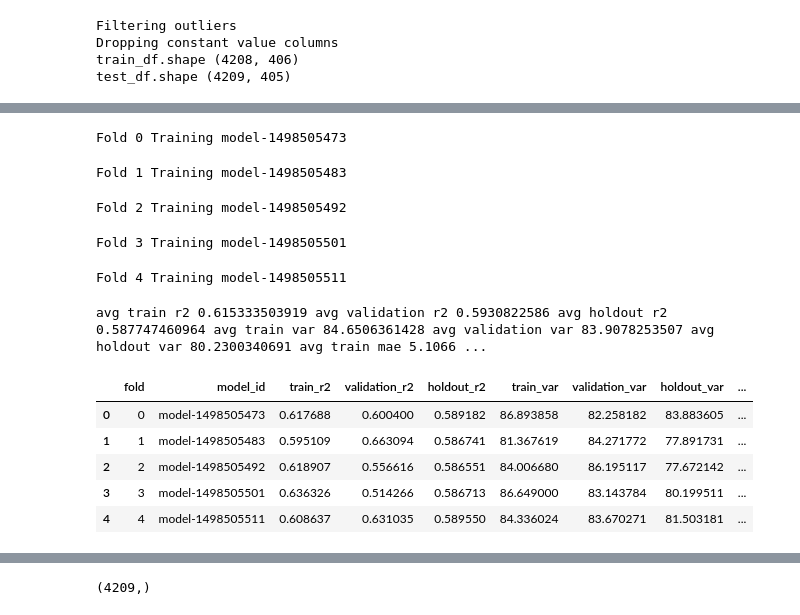
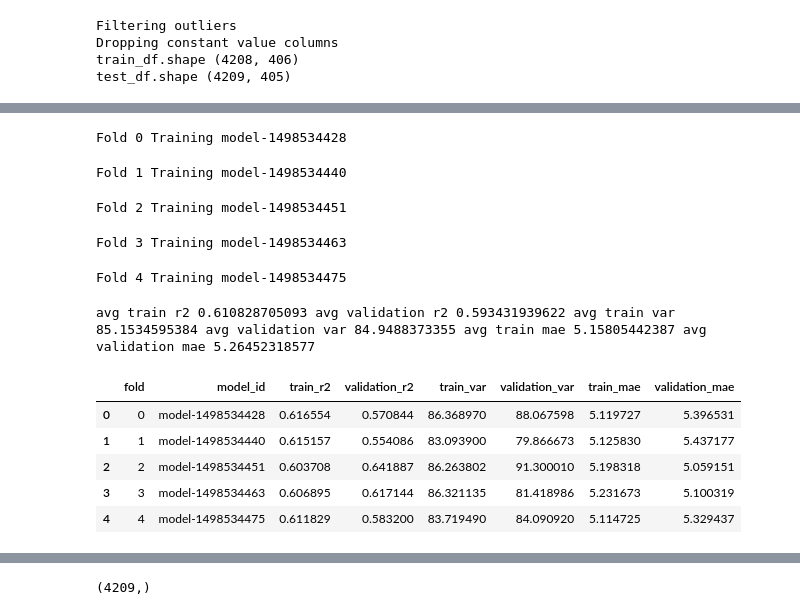
Before and after one commit to malhotraa/mercedes-benz-greener-manufacturing, a Jupyter notebook: notebooks/model_magic.ipynb, the cells around one changed output, grey strips where cells are left out. Drawn from its saved outputs; the diff is of its cells as text; code cells hidden in the pictures.

```diff
--- a/notebooks/model_magic.ipynb
+++ b/notebooks/model_magic.ipynb
@@ -36,6 +37,7 @@ TEST_DATA = os.path.join(RAW_DATA_PATH, 'test.csv')
 SAMPLE_SUBMISSION = os.path.join(RAW_DATA_PATH, 'sample_submission.csv')
 SUBMISSION_PATH = os.path.join(DATA_PATH, 'submissions')
 MODELS_PATH = os.path.join(DATA_PATH, 'models')
+ENSEMBLE_PATH = os.path.join(DATA_PATH, 'ensemble/malhotra')
 # %%
 train_df = pd.read_csv(TRAIN_DATA)
 test_df = pd.read_csv(TEST_DATA)
@@ -308,12 +303,16 @@ NUM_FOLDS = 5
 kf = model_selection.KFold(n_splits=NUM_FOLDS, shuffle=True, random_state=42)
 perf = []
 
-for fold, (train_idxs, val_idxs) in enumerate(kf.split(train_X)):
+dataset_blend_train = np.zeros((X.shape[0]))
+dataset_blend_test = np.zeros((test_X.shape[0]))
+dataset_blend_test_j = np.zeros((test_X.shape[0], NUM_FOLDS))
+
+for fold, (train_idxs, val_idxs) in enumerate(kf.split(X)):
     model_id = "model-" + str(int(time.time()))
     print('Fold {} Training {}'.format(fold, model_id))
 
-    trn_X, val_X = train_X.iloc[train_idxs], train_X.iloc[val_idxs]
-    trn_Y, val_Y = train_Y[train_idxs], train_Y[val_idxs]
+    trn_X, val_X = X.iloc[train_idxs], X.iloc[val_idxs]
+    trn_Y, val_Y = Y[train_idxs], Y[val_idxs]
 
     if add_magic_feature:
         temp_X = trn_X.copy()
@@ -328,59 +327,67 @@ for fold, (train_idxs, val_idxs) in enumerate(kf.split(train_X)):
 
     stacked_pipeline = make_pipeline(
         StackingEstimator(estimator=LassoLarsCV(normalize=True)),
         StackingEstimator(estimator=GradientBoostingRegressor(learning_rate=0.001, loss="huber",
                                                               n_estimators=500, max_depth=3,
                                                               max_features=0.55, min_samples_leaf=18,
                                                               min_samples_split=14, subsample=0.7)),
         LassoLarsCV())
     stacked_pipeline.fit(trn_X, trn_Y)
     pickle.dump(stacked_pipeline, open(os.path.join(MODELS_PATH, model_id + ".stacked"), "wb"))
 
     trn_Y_pred = stacked_pipeline.predict(trn_X)
     train_r2_score = metrics.r2_score(trn_Y, trn_Y_pred)
     train_var = np.var(trn_Y_pred)
     train_mae = metrics.mean_absolute_error(trn_Y, trn_Y_pred)
 
     val_Y_pred = stacked_pipeline.predict(val_X)
     val_r2_score = metrics.r2_score(val_Y, val_Y_pred)
     val_var = np.var(val_Y_pred)
     val_mae = metrics.mean_absolute_error(val_Y, val_Y_pred)
 
-    holdout_Y_pred = stacked_pipeline.predict(holdout_X)
-    holdout_r2_score = metrics.r2_score(holdout_Y, holdout_Y_pred)
-    holdout_var = np.var(holdout_Y_pred)
-    holdout_mae = metrics.mean_absolute_error(holdout_Y, holdout_Y_pred)
+    test_Y_pred = model.predict(test_X)
+    dataset_blend_train[val_idxs] = val_Y_pred
+    dataset_blend_test_j[:, fold] = model.predict(test_X)
 
-    perf.append((fold, model_id, train_r2_score, val_r2_score, holdout_r2_score,
-                 train_var, val_var, holdout_var,
-                 train_mae, val_mae, holdout_mae))
+    perf.append((fold, model_id, train_r2_score, val_r2_score,
+                 train_var, val_var,
+                 train_mae, val_mae))
 
-perf_stacked_df = pd.DataFrame(perf, columns=['fold', 'model_id', 'train_r2', 'validation_r2', 'holdout_r2',
-                                      'train_var', 'validation_var', 'holdout_var',
-                                      'train_mae', 'validation_mae', 'holdout_mae'])
+dataset_blend_test = dataset_blend_test_j.mean(1)
+
+perf_stacked_df = pd.DataFrame(perf, columns=['fold', 'model_id', 'train_r2', 'validation_r2',
+                                      'train_var', 'validation_var',
+                                      'train_mae', 'validation_mae'])
+
+val_r2_mean = val_r2_mean = "{:0.5f}".format(perf_stacked_df['validation_r2'].mean())[2:]
+ts = str(int(time.time()))
+
+train_blend_df = pd.DataFrame(data=dataset_blend_train, index=X.index, columns=['y'])
+test_blend_df = pd.DataFrame(data=dataset_blend_test, index=test_X.index, columns=['y'])
+
+train_blend_df.to_csv(os.path.join(ENSEMBLE_PATH, 'malhot_stacked5fold_{}_{}_{}_train.csv'.format(ts, 0, val_r2_mean)), index=True)
+test_blend_df.to_csv(os.path.join(ENSEMBLE_PATH, 'malhot_stacked5fold_{}_{}_{}_test.csv'.format(ts, 0, val_r2_mean)), index=True)
+
 print('avg train r2', perf_stacked_df['train_r2'].mean(),
       'avg validation r2', perf_stacked_df['validation_r2'].mean(),
-      'avg holdout r2', perf_stacked_df['holdout_r2'].mean(),
       'avg train var', perf_stacked_df['train_var'].mean(),
       'avg validation var', perf_stacked_df['validation_var'].mean(),
-      'avg holdout var', perf_stacked_df['holdout_var'].mean(),
       'avg train mae', perf_stacked_df['train_mae'].mean(),
-      'avg validation mae', perf_stacked_df['validation_mae'].mean(),
-      'avg holdout mae', perf_stacked_df['holdout_mae'].mean())
+      'avg validation mae', perf_stacked_df['validation_mae'].mean())
 perf_stacked_df
 # %% [output]
-Fold 0 Training model-1498505473
+Fold 0 Training model-1498534428
-Fold 1 Training model-1498505483
+Fold 1 Training model-1498534440
-Fold 2 Training model-1498505492
+Fold 2 Training model-1498534451
-Fold 3 Training model-1498505501
+Fold 3 Training model-1498534463
-Fold 4 Training model-1498505511
+Fold 4 Training model-1498534475
-avg train r2 0.615333503919 avg validation r2 0.5930822586 avg holdout r2 0.587747460964 avg train var 84.6506361428 avg validation var 83.9078253507 avg holdout var 80.2300340691 avg train mae 5.1066 ...
+avg train r2 0.610828705093 avg validation r2 0.593431939622 avg train var 85.1534595384 avg validation var 84.9488373355 avg train mae 5.15805442387 avg validation mae 5.26452318577
-|  | fold | model_id | train_r2 | validation_r2 | holdout_r2 | train_var | validation_var | holdout_var | ... |
-| 0 | 0 | model-1498505473 | 0.617688 | 0.600400 | 0.589182 | 86.893858 | 82.258182 | 83.883605 | ... |
-| 1 | 1 | model-1498505483 | 0.595109 | 0.663094 | 0.586741 | 81.367619 | 84.271772 | 77.891731 | ... |
-| 2 | 2 | model-1498505492 | 0.618907 | 0.556616 | 0.586551 | 84.006680 | 86.195117 | 77.672142 | ... |
-| 3 | 3 | model-1498505501 | 0.636326 | 0.514266 | 0.586713 | 86.649000 | 83.143784 | 80.199511 | ... |
-| 4 | 4 | model-1498505511 | 0.608637 | 0.631035 | 0.589550 | 84.336024 | 83.670271 | 81.503181 | ... |
+|  | fold | model_id | train_r2 | validation_r2 | train_var | validation_var | train_mae | validation_mae |
+| 0 | 0 | model-1498534428 | 0.616554 | 0.570844 | 86.368970 | 88.067598 | 5.119727 | 5.396531 |
+| 1 | 1 | model-1498534440 | 0.615157 | 0.554086 | 83.093900 | 79.866673 | 5.125830 | 5.437177 |
+| 2 | 2 | model-1498534451 | 0.603708 | 0.641887 | 86.263802 | 91.300010 | 5.198318 | 5.059151 |
+| 3 | 3 | model-1498534463 | 0.606895 | 0.617144 | 86.321135 | 81.418986 | 5.231673 | 5.100319 |
+| 4 | 4 | model-1498534475 | 0.611829 | 0.583200 | 83.719490 | 84.090920 | 5.114725 | 5.329437 |
 # %%
 perf_df
 # %% [output]
```
Also changed, not shown: parts of 6 cells of this notebook.
